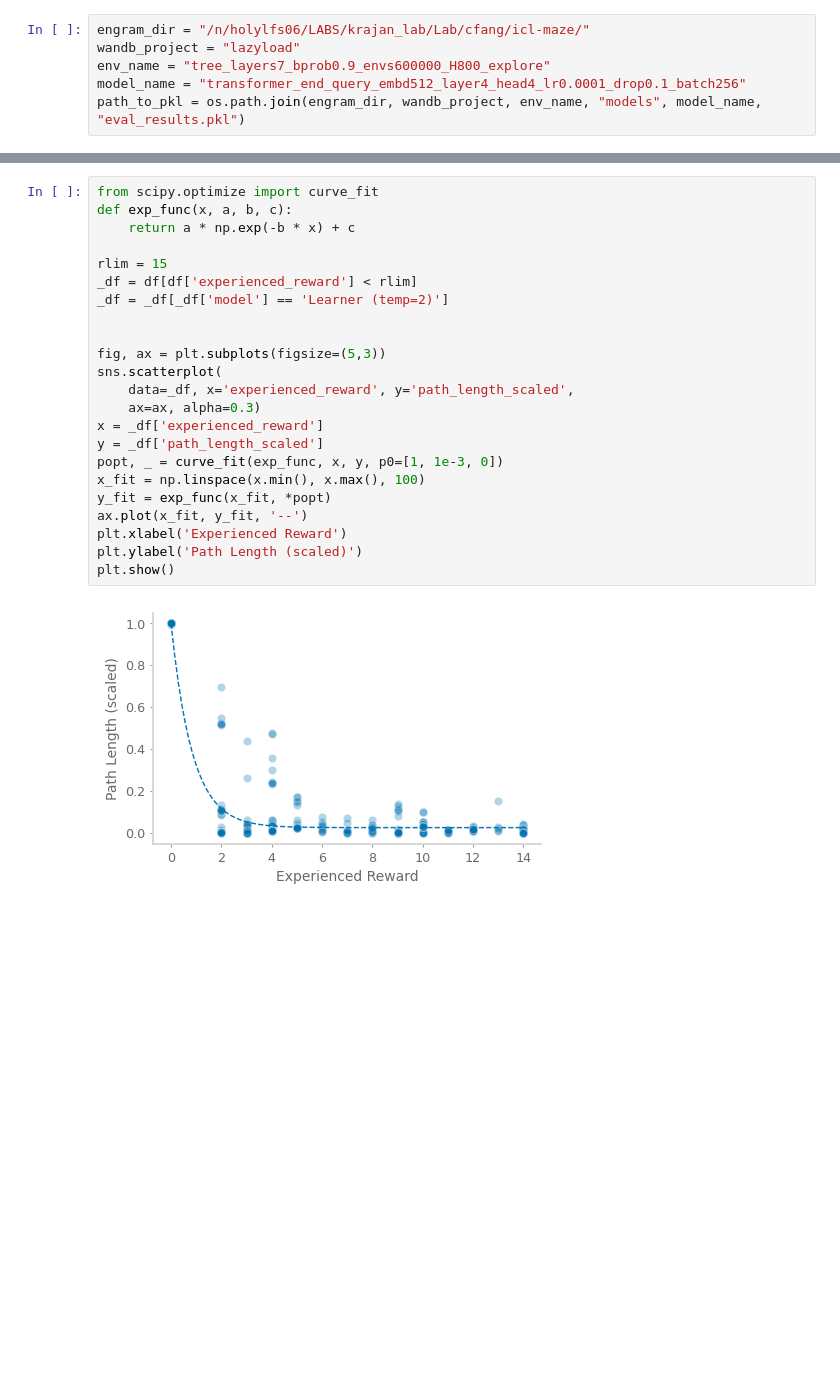
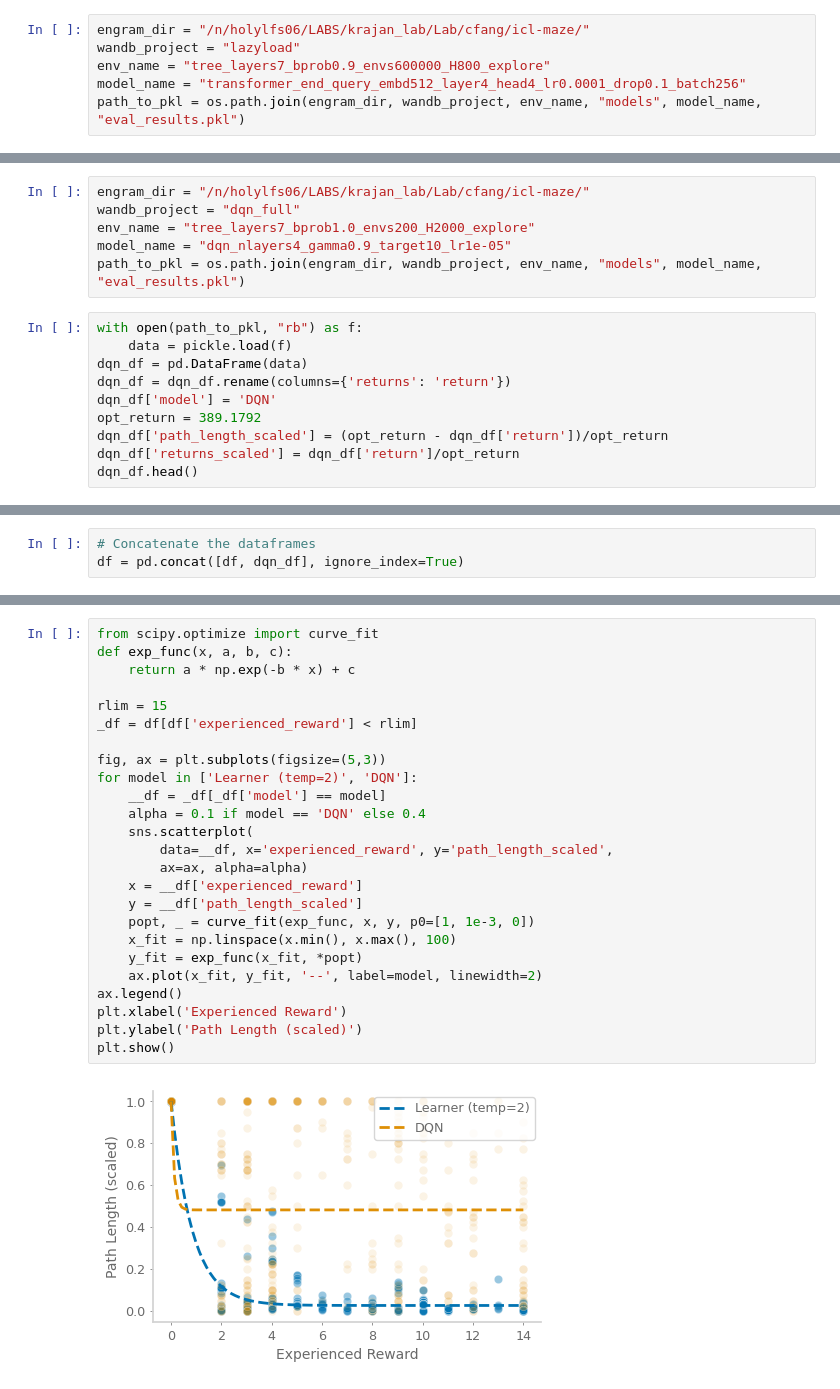
Before and after one commit to chingf/icl-maze, a Jupyter notebook: notebooks/plotting.ipynb, the cells around one changed output, grey strips where cells are left out. Cells and saved outputs as stored; diff of their text form; blank space fills up the shorter version.

```diff
--- a/notebooks/plotting.ipynb
+++ b/notebooks/plotting.ipynb
@@ -27,0 +31,16 @@ df.head()
+# %%
+engram_dir = "/n/holylfs06/LABS/krajan_lab/Lab/cfang/icl-maze/"
+wandb_project = "dqn_full"
+env_name = "tree_layers7_bprob1.0_envs200_H2000_explore"
+model_name = "dqn_nlayers4_gamma0.9_target10_lr1e-05"
+path_to_pkl = os.path.join(engram_dir, wandb_project, env_name, "models", model_name, "eval_results.pkl")
+# %%
+with open(path_to_pkl, "rb") as f:
+    data = pickle.load(f)
+dqn_df = pd.DataFrame(data)
+dqn_df = dqn_df.rename(columns={'returns': 'return'})
+dqn_df['model'] = 'DQN'
+opt_return = 389.1792
+dqn_df['path_length_scaled'] = (opt_return - dqn_df['return'])/opt_return
+dqn_df['returns_scaled'] = dqn_df['return']/opt_return
+dqn_df.head()
@@ -27,0 +54,3 @@ df.head()
+# %%
+# Concatenate the dataframes
+df = pd.concat([df, dqn_df], ignore_index=True)
@@ -28,28 +59,30 @@ df.head()
 # %%
 from scipy.optimize import curve_fit
 def exp_func(x, a, b, c):
     return a * np.exp(-b * x) + c
 
 rlim = 15
 _df = df[df['experienced_reward'] < rlim]
-_df = _df[_df['model'] == 'Learner (temp=2)']
-
 
 fig, ax = plt.subplots(figsize=(5,3))
-sns.scatterplot(
-    data=_df, x='experienced_reward', y='path_length_scaled',
-    ax=ax, alpha=0.3)
-x = _df['experienced_reward']
-y = _df['path_length_scaled']
-popt, _ = curve_fit(exp_func, x, y, p0=[1, 1e-3, 0])
-x_fit = np.linspace(x.min(), x.max(), 100)
-y_fit = exp_func(x_fit, *popt)
-ax.plot(x_fit, y_fit, '--')
+for model in ['Learner (temp=2)', 'DQN']:
+    __df = _df[_df['model'] == model]
+    alpha = 0.1 if model == 'DQN' else 0.4
+    sns.scatterplot(
+        data=__df, x='experienced_reward', y='path_length_scaled',
+        ax=ax, alpha=alpha)
+    x = __df['experienced_reward']
+    y = __df['path_length_scaled']
+    popt, _ = curve_fit(exp_func, x, y, p0=[1, 1e-3, 0])
+    x_fit = np.linspace(x.min(), x.max(), 100)
+    y_fit = exp_func(x_fit, *popt)
+    ax.plot(x_fit, y_fit, '--', label=model, linewidth=2)
+ax.legend()
 plt.xlabel('Experienced Reward')
 plt.ylabel('Path Length (scaled)')
 plt.show()
 # %% [output]
-[figure, old version]
+[figure, new version]
 # %%
 rlim = 30
 _df = df[df['model'] == 'Learner (temp=2)']
```
Also changed, not shown: parts of 8 cells of this notebook, 1 other file.
